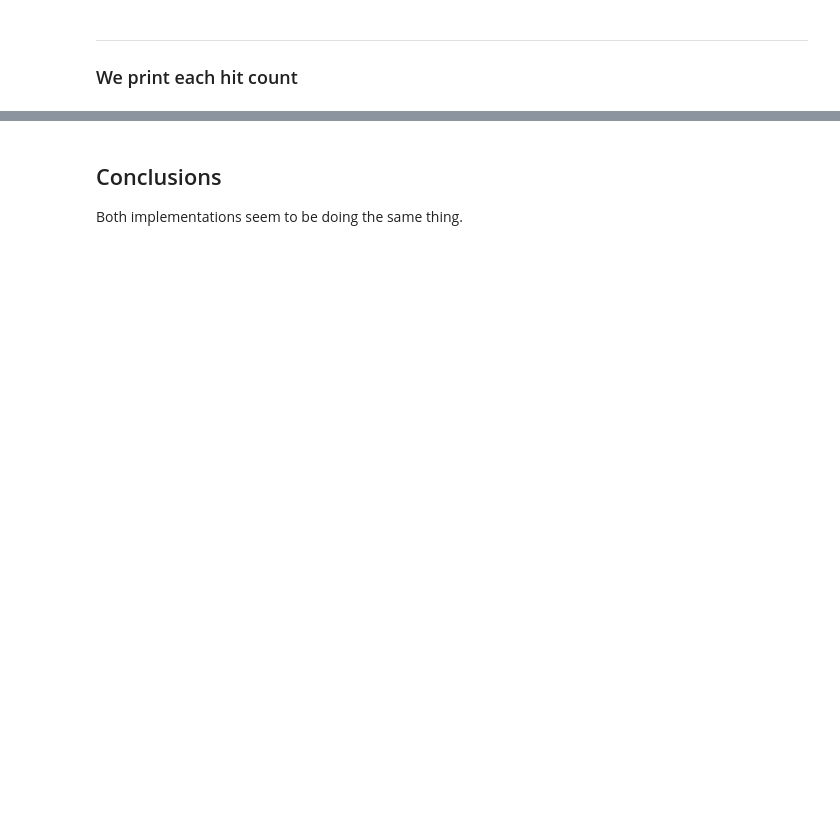
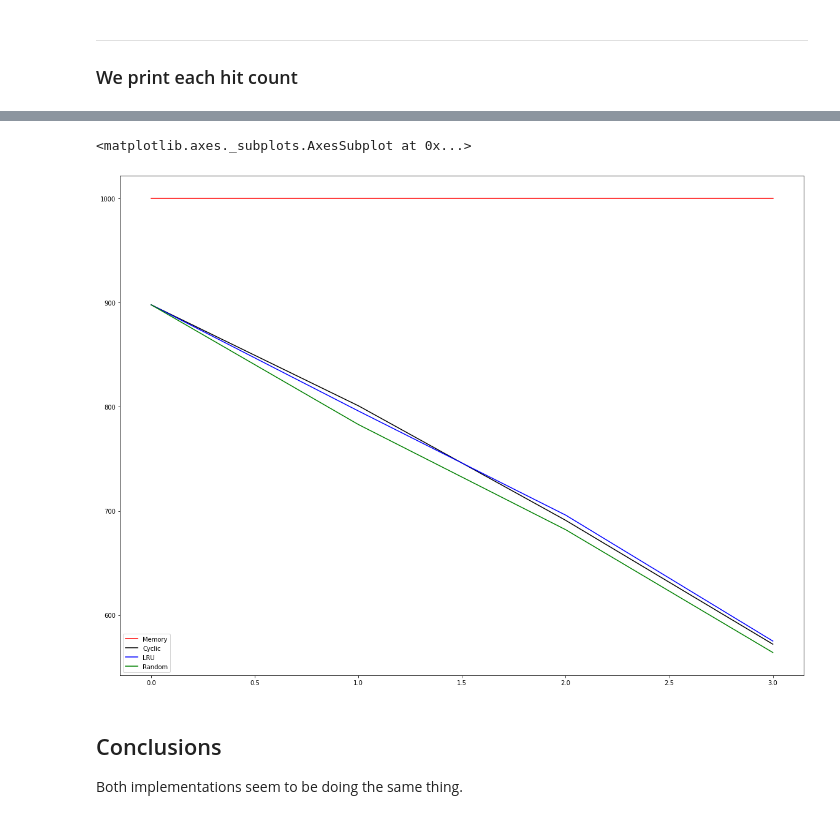
Before and after one commit to horiaradu1/Caching-simulation-in-Python, a Jupyter notebook: experiment/Sample.ipynb, the cells around one changed output, grey strips where cells are left out. Cells and saved outputs as stored; diff of their text form; code cells hidden in the pictures; blank space fills up the shorter version.

```diff
--- a/experiment/Sample.ipynb
+++ b/experiment/Sample.ipynb
@@ -44,7 +49,7 @@ for datum in test_data:
 # %% [markdown]
 TEST
 # %%
-rand = RandomCache()
-rand.max = size
-for datum in test_data:
-    rand.lookup(datum)
+#rand = RandomCache()
+#rand.max = cache_size
+#for datum in test_data:
+#    rand.lookup(datum)
@@ -51,3 +58,27 @@ for datum in test_data:
+# %%
+data = {"Memory":[], "Cyclic":[], "LRU":[], "Random":[]}
+for location in tqdm.tqdm(range (1, cache_size + 1)):
+
+    mem = Memory()
+    cyclic = CyclicCache(location)
+    lru = LRUCache(location)
+    rand = RandomCache(location)
+
+    for datum in test_data:
+        mem.lookup(datum)
+    data["Memory"].append(mem.get_hit_count())
+
+    for datum in test_data:
+        cyclic.lookup(datum)
+    data["Cyclic"].append(cyclic.get_hit_count())
+
+    for datum in test_data:
+        lru.lookup(datum)
+    data["LRU"].append(lru.get_hit_count())
+
+    for datum in test_data:
+        rand.lookup(datum)
+    data["Random"].append(rand.get_hit_count())
 # %% [markdown]
 ***
 ### We print each hit count
@@ -67,3 +98,14 @@ Random 4 Hits
+# %%
+figure = plt.figure(figsize=(20,15))
+ax = figure.gca()
+df = pd.DataFrame(data = data)
+df.plot(kind = "line", ax = ax, y = "Memory", c = "red")
+df.plot(kind = "line", ax = ax, y = "Cyclic", c = "black")
+df.plot(kind = "line", ax = ax, y = "LRU", c = "blue")
+df.plot(kind = "line", ax = ax, y = "Random", c = "green")
+# %% [output]
+<matplotlib.axes._subplots.AxesSubplot at 0x...>
+[figure, added]
 # %% [markdown]
 ## Conclusions
 Both implementations seem to be doing the same thing.
```
Also changed, not shown: parts of 10 cells of this notebook, 1 other file.
